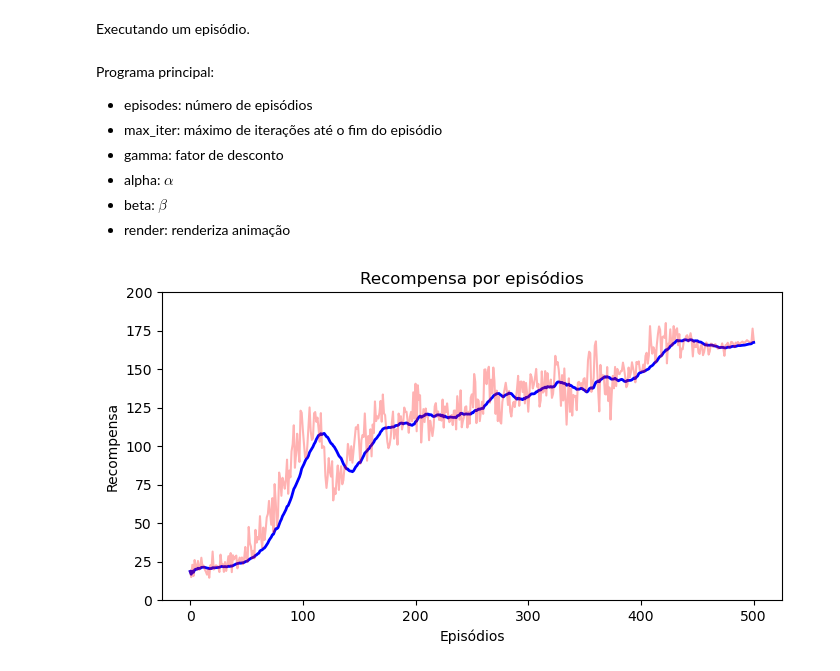
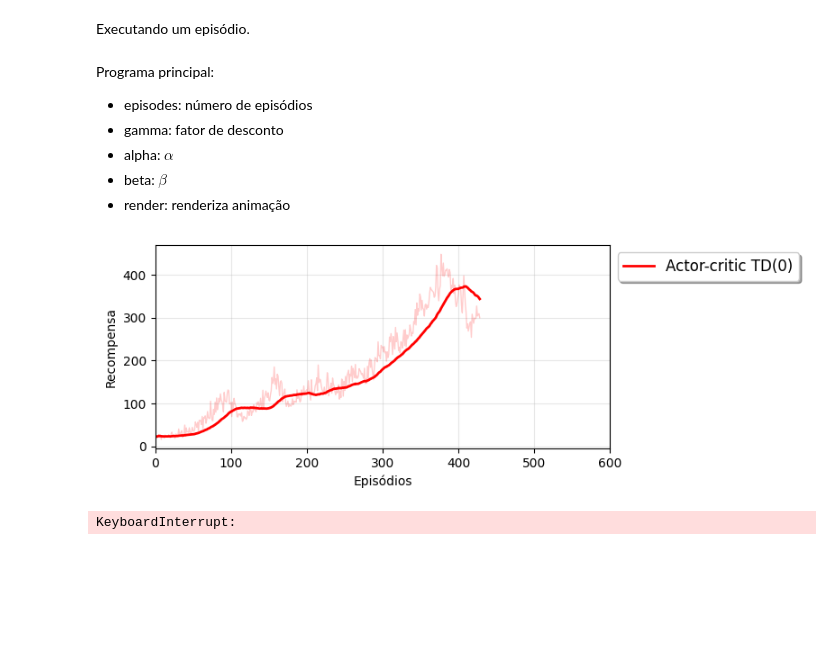
Before and after one commit to GTI-UFMG/IAR_codes, a Jupyter notebook: aula08/ActorCriticTD0_pendulo.ipynb, the cells around one changed output. Saved outputs shown, nothing was run; the diff lists cells and outputs as text; code cells hidden in the pictures; blank space fills up the shorter version.

```diff
--- a/aula08/ActorCriticTD0_pendulo.ipynb
+++ b/aula08/ActorCriticTD0_pendulo.ipynb
@@ -50,7 +48,7 @@ Essa rede representa uma função diferenciável $\pi(a|s, \boldsymbol{\theta})$
 # %%
 class Policy(nn.Module):
     ##########################################
-    def __init__(self, state_size, action_size, hidden_size=32):
+    def __init__(self, state_size, action_size, hidden_size=16):
         super(Policy, self).__init__()
         self.fc1 = nn.Linear(state_size, hidden_size)
         self.fc2 = nn.Linear(hidden_size, action_size)
@@ -75,7 +73,7 @@ Essa rede representa uma função diferenciável $\hat{v}(s, \boldsymbol{w})$ qu
 # %%
 class StateValue(nn.Module):
     ##########################################
-    def __init__(self, state_size, hidden_size=64):
+    def __init__(self, state_size, hidden_size=32):
         super(StateValue, self).__init__()
         self.fc1 = nn.Linear(state_size, hidden_size)
         self.fc2 = nn.Linear(hidden_size, 1)
@@ -99,7 +97,6 @@ class ActorCritic(object):
 
         # numero de episodios
         self.episode = 0
-        self.max_iter = parameters['max_iter']
 
         # parametros de aprendizado
         self.gamma = parameters['gamma']
@@ -107,11 +104,12 @@ class ActorCritic(object):
         self.beta  = parameters['beta']
         self.device = parameters['device']
 
-        # cria ambiente
+        # cria o ambiente (pendulo invertido)
+        env_name = 'CartPole-v1'
         if parameters['render']:
-            self.env = gym.make('CartPole-v1', render_mode='human')
+            self.env = gym.make(env_name, render_mode='human')
         else:
-            self.env = gym.make('CartPole-v1')
+            self.env = gym.make(env_name)
 
         # cria as funções parametricas da política e do valor
         self.critic = StateValue(self.env.observation_space.shape[0]).to(self.device)
@@ -125,7 +123,7 @@ Executando um episódio.
 # %%
 class ActorCritic(ActorCritic):
     ##########################################
-    def runEpisode(self):
+    def run_episode(self):
 
         # novo episodio
         self.episode += 1
@@ -136,13 +134,13 @@ class ActorCritic(ActorCritic):
         # reseta o ambiente
         S, _ = self.env.reset()
 
-        for _ in range(self.max_iter):
+        while True:
 
             # Amostra uma ação da politica corrente
             A, lp = self.actor.act(S, self.device)
 
             # passo de interacao com o ambiente
-            Sl, R, done, _, _ = self.env.step(A)
+            Sl, R, done, truncated, info = self.env.step(A)
             rewards.append(R)
 
             # valor do estado corrente e futuro
@@ -168,7 +166,7 @@ class ActorCritic(ActorCritic):
             actor_loss.backward()
             self.actor_optimizer.step()
 
-            if done:
+            if done or truncated:
                 break
 
             # proximo estado
@@ -179,7 +177,6 @@ class ActorCritic(ActorCritic):
 # %% [markdown]
 Programa principal:
 - episodes: número de episódios
-- max_iter: máximo de iterações até o fim do episódio
 - gamma: fator de desconto
 - alpha: $\alpha$
 - beta: $\beta$
@@ -187,51 +184,52 @@ Programa principal:
 # %%
 if __name__ == '__main__':
 
     plt.ion()
+    plt.rcParams['figure.figsize'] = (8,3)
+    plt.figure(1)
 
     # parametros
-    parameters = {'episodes'  : 500,
-                  'max_iter'  : 200,
-                  'n_agents'  : 10,
+    parameters = {'episodes'  : 600,
                   'gamma'     : 0.99,
-                  'alpha'     : 2e-3,
-                  'beta'      : 1e-3,
+                  'alpha'     : 5e-3,
+                  'beta'      : 5e-3,
                   'device'    : torch.device("cuda:0" if torch.cuda.is_available() else "cpu"),
                   'render'    : False,
+                  'nagents'   : 10,
                  }
 
     # historico dos reforços
-    rewards = []
-    avg_rewards = []
+    rewards_ac = []
+    avg_ac = []
 
     # cria 'n_agents' para observar comportamento médio
-    ac = [ActorCritic(parameters) for _ in range(parameters['n_agents'])]
+    acs = [ActorCritic(parameters) for _ in range(parameters['nagents'])]
 
-    while ac[0].episode <= parameters['episodes']:
+    # loop principal
+    for i in range(parameters['episodes']):
 
-        # roda um episodio para cada agente
-        total_reward = [ac[i].runEpisode() for i in range(parameters['n_agents'])]
-        # média de todos os agentes
-        total_reward = np.mean(total_reward)
+        # roda um episodio e armazena a média de todos os agentes
+        rewards_ac.append(np.mean( [ac.run_episode() for ac in acs] ))
 
-        # rewards
-        rewards.append(total_reward)
         # reward medio
-        avg_rewards.append(np.mean(rewards[-25:]))
+        avg_ac.append(np.mean(rewards_ac[-50:]))
 
-        plt.figure(1)
         clear_output(wait=True)
         plt.clf()
-        plt.plot(avg_rewards, 'b', linewidth=2)
-        plt.plot(rewards, 'r', alpha=0.3)
-        plt.title('Recompensa por episódios')
+        plt.plot(rewards_ac, 'r', alpha=0.2, linewidth=1)
+        plt.plot(avg_ac, 'r', linewidth=2, label='Actor-critic TD(0)')
+        #
+        plt.legend(loc='upper left', bbox_to_anchor=(1, 1), fancybox=True, shadow=True, fontsize=12, facecolor='w')
         plt.xlabel('Episódios')
         plt.ylabel('Recompensa')
-        plt.ylim([0, 200])
-
+        plt.xlim([0, parameters['episodes']])
+        plt.grid(alpha=0.3)
+        plt.tight_layout()
+        plt.gcf().patch.set_alpha(0)
         plt.show()
         plt.pause(.1)
 
     plt.ioff()
 # %% [output]
-[figure, old version]
+[figure, new version]
+KeyboardInterrupt:
```
Also changed, not shown: parts of 2 cells of this notebook.
